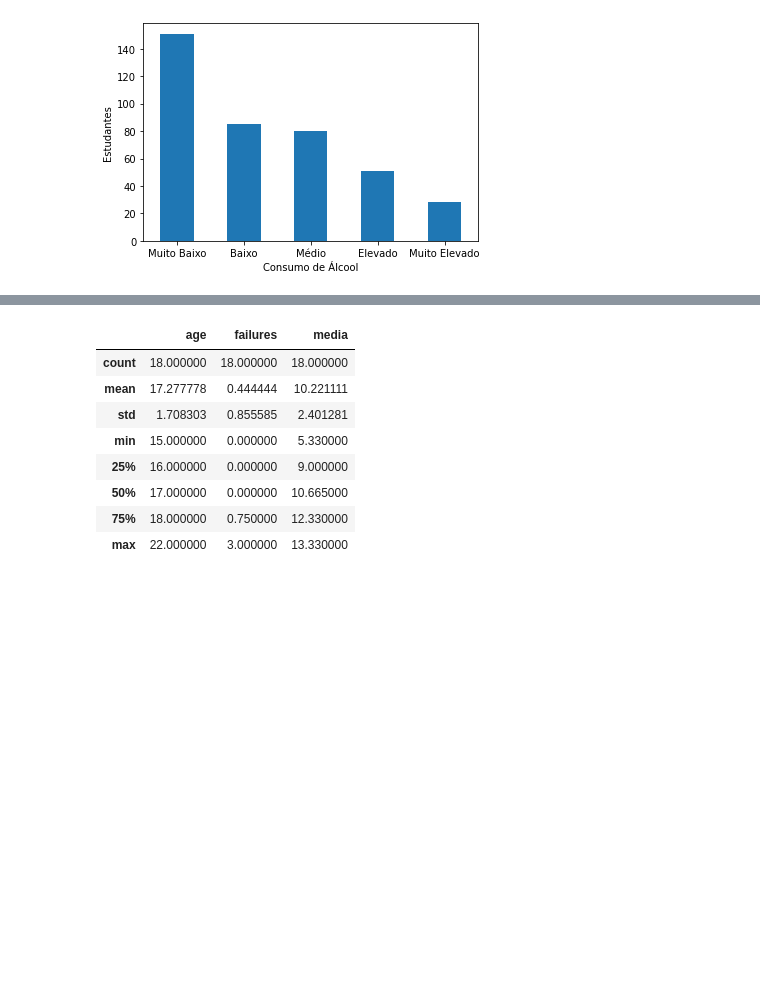
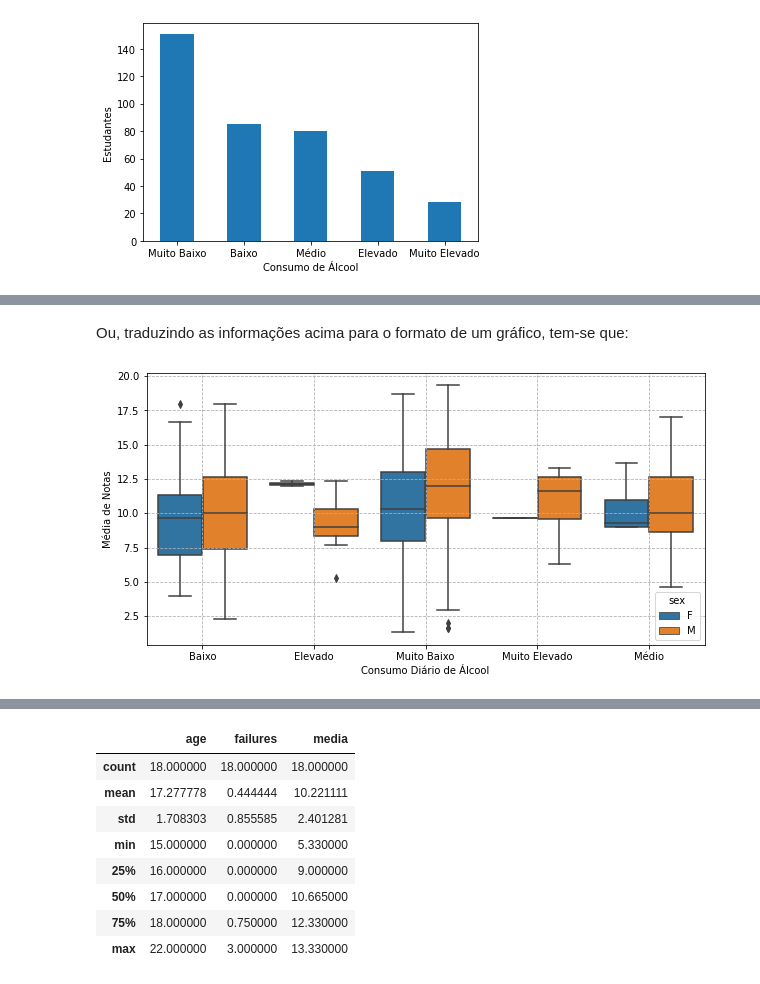
Before and after one commit to danielmacedodc/Analise-de-Dados_CIn, a Jupyter notebook: Projeto - Análise de Dados - Daniel Macedo.ipynb, the cells around one changed output, grey strips where cells are left out. Cells and saved outputs as stored; diff of their text form; code cells hidden in the pictures; blank space fills up the shorter version.

```diff
--- a/Projeto - Análise de Dados - Daniel Macedo.ipynb
+++ b/Projeto - Análise de Dados - Daniel Macedo.ipynb
@@ -653,0 +749,13 @@ Text(0, 0.5, 'Estudantes')
+# %% [markdown]
+Ou, traduzindo as informações acima para o formato de um gráfico, tem-se que:
+# %%
+# Gráfico boxplot indicando consumo de álcool por sexo e a influência nas notas
+
+plt.figure(figsize=(10,5))
+sns.boxplot(x=mat_stud['Dalc'], y=mat_stud['media'], hue=mat_stud['sex'])
+plt.xlabel('Consumo Diário de Álcool')
+plt.ylabel('Média de Notas')
+plt.grid(True, linestyle='--')
+plt.show()
+# %% [output]
+[figure, added]
```
Also changed, not shown: parts of 32 cells of this notebook.
